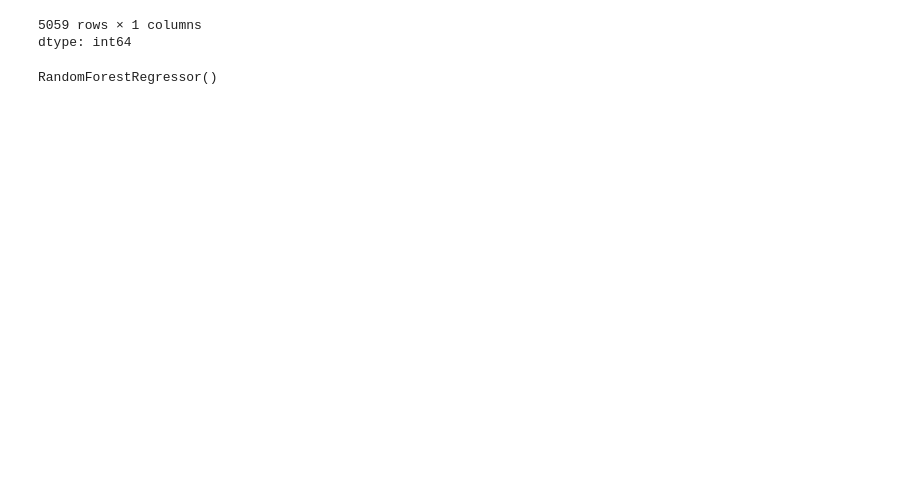
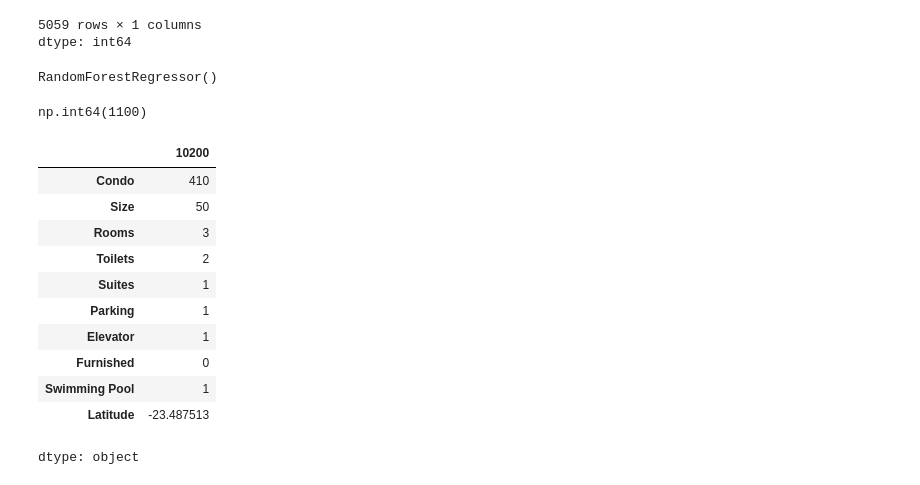
Before and after one commit to leoianati/Projeto-Apartamentos-Impacta, a Jupyter notebook: Conheça_o_Colab.ipynb, the cells around one changed output. Cells and saved outputs as stored; diff of their text form; code cells hidden in the pictures; blank space fills up the shorter version.

```diff
--- a/Conheça_o_Colab.ipynb
+++ b/Conheça_o_Colab.ipynb
@@ -231,3 +231,22 @@ rf_reg = RandomForestRegressor()
 rf_reg.fit(x_train, y_train)
 # %% [output]
 RandomForestRegressor()
+# %%
+y_test.iloc[0]
+# %% [output]
+np.int64(1100)
+# %%
+x_test.iloc[0].head(10)
+# %% [output]
+|  | 10200 |
+| Condo | 410 |
+| Size | 50 |
+| Rooms | 3 |
+| Toilets | 2 |
+| Suites | 1 |
+| Parking | 1 |
+| Elevator | 1 |
+| Furnished | 0 |
+| Swimming Pool | 1 |
+| Latitude | -23.487513 |
+dtype: object
```
Also changed, not shown: parts of 2 cells of this notebook.
